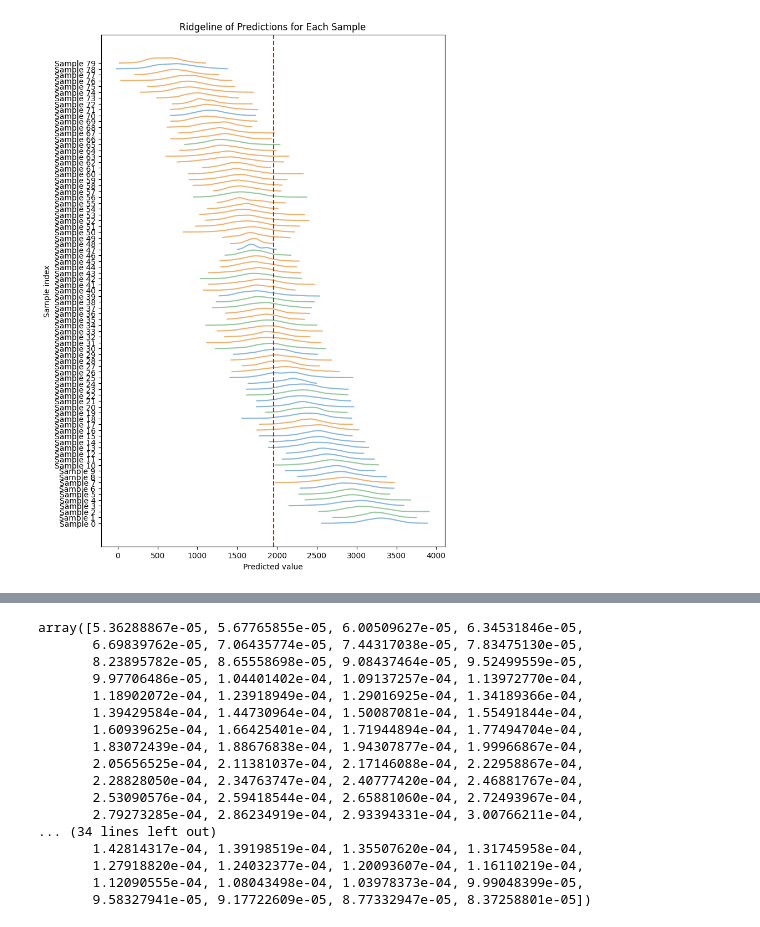
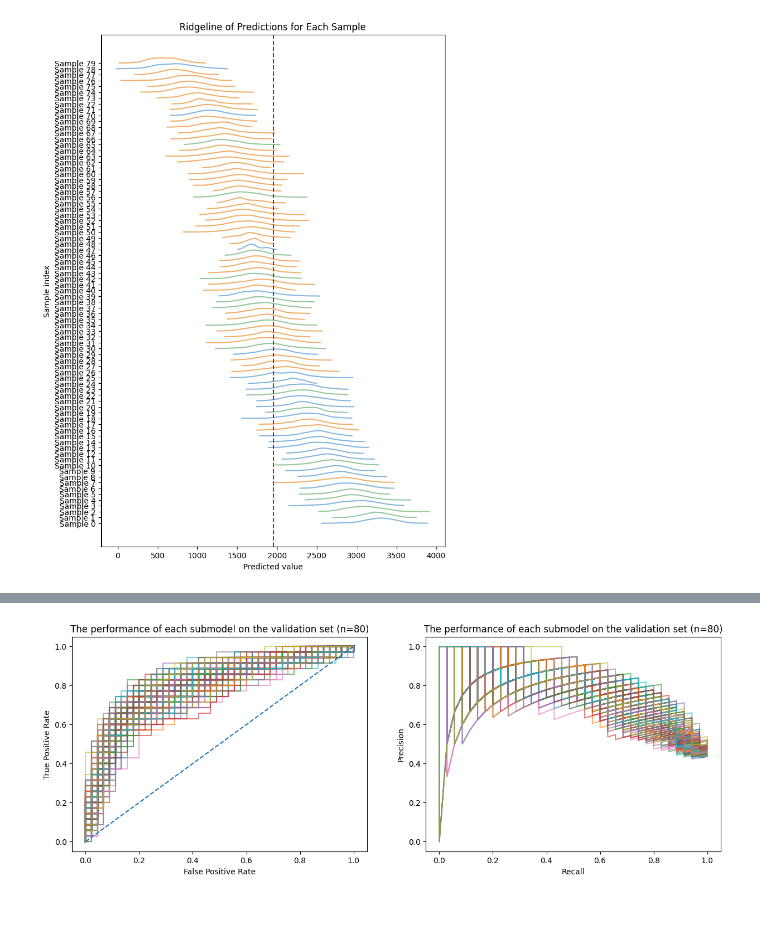
Before and after one commit to etabari/goya_paper, a Jupyter notebook: coo-modeling/03.01-ens-regression-gene_noAf.ipynb, the cells around one changed output, grey strips where cells are left out. Drawn from its saved outputs; the diff is of its cells as text; code cells hidden in the pictures.

```diff
--- a/coo-modeling/03.01-ens-regression-gene_noAf.ipynb
+++ b/coo-modeling/03.01-ens-regression-gene_noAf.ipynb
@@ -355,6 +417,9 @@ plt.axvline(1960, color="red", linestyle="--")
 # %%
+## Get the predictions of each sub-model
 all_preds = []
 for _, est in enumerate(ensemble_elasticnet.estimators_):
     # `est` will be the fitted Pipeline in this case
     preds = est.predict(X_val)
     all_preds.append(preds)
+
+all_preds = np.array(all_preds).T
@@ -411,21 +472,55 @@ plt.hist(sample_predictions)
-# %%
-x_range
-y_vals
-# %% [output]
-array([5.36288867e-05, 5.67765855e-05, 6.00509627e-05, 6.34531846e-05,
-       6.69839762e-05, 7.06435774e-05, 7.44317038e-05, 7.83475130e-05,
-       8.23895782e-05, 8.65558698e-05, 9.08437464e-05, 9.52499559e-05,
-       9.97706486e-05, 1.04401402e-04, 1.09137257e-04, 1.13972770e-04,
-       1.18902072e-04, 1.23918949e-04, 1.29016925e-04, 1.34189366e-04,
-       1.39429584e-04, 1.44730964e-04, 1.50087081e-04, 1.55491844e-04,
-       1.60939625e-04, 1.66425401e-04, 1.71944894e-04, 1.77494704e-04,
-       1.83072439e-04, 1.88676838e-04, 1.94307877e-04, 1.99966867e-04,
-       2.05656525e-04, 2.11381037e-04, 2.17146088e-04, 2.22958867e-04,
-       2.28828050e-04, 2.34763747e-04, 2.40777420e-04, 2.46881767e-04,
-       2.53090576e-04, 2.59418544e-04, 2.65881060e-04, 2.72493967e-04,
-       2.79273285e-04, 2.86234919e-04, 2.93394331e-04, 3.00766211e-04,
-... (34 lines left out)
-       1.42814317e-04, 1.39198519e-04, 1.35507620e-04, 1.31745958e-04,
-       1.27918820e-04, 1.24032377e-04, 1.20093607e-04, 1.16110219e-04,
-       1.12090555e-04, 1.08043498e-04, 1.03978373e-04, 9.99048399e-05,
-       9.58327941e-05, 9.17722609e-05, 8.77332947e-05, 8.37258801e-05])
+# %%
+fig1, ax = plt.subplots(1, 2, figsize=(15, 5))
+
+y_val_class = (y_val >= gcb_threshold).astype(int)
+
+
+roc_aucs = []
+pr_aucs = []
+f1s = []
+precisions = []
+recalls = []
+specificities = []
+
+for i in range(n_models):
+    y_pred_val_i = all_preds[:, i]
+
+    y_pred_val_class_i = (y_pred_val_i >= gcb_threshold).astype(int)
+
+    # Confusion matrix
+    cm = confusion_matrix(y_val_class, y_pred_val_class_i)
+    tn, fp, fn, tp = cm.ravel()
+    specificities.append(tn / (tn + fp))
+
+    precisions.append(precision_score(y_val_class, y_pred_val_class_i))
+    recalls.append(recall_score(y_val_class, y_pred_val_class_i))
+    f1s.append(f1_score(y_val_class, y_pred_val_class_i))
+
+    # ROC and AUC
+    # For ROC, we should use the raw prediction values (or probabilities in classification models).
+    # Here, using continuous predictions from ElasticNet:
+    fpr, tpr, _ = roc_curve(y_val_class, y_pred_val_i)
+    roc_aucs.append(auc(fpr, tpr))
+
+    # Precision-Recall curve
+    precision_vals, recall_vals, pr_thresholds = precision_recall_curve(
+        y_val_class, y_pred_val_i
+    )
+    pr_aucs.append(average_precision_score(y_val_class, y_pred_val_i))
+
+    # Plot 1: ROC
+    ax[0].plot(fpr, tpr, label=f"AUC = {roc_auc:.2f}", alpha=0.6)
+    # Plot 2: Precision-Recall
+    ax[1].plot(recall_vals, precision_vals, label=f"AP = {pr_auc:.2f}", alpha=0.6)
+
+ax[0].plot([0, 1], [0, 1], linestyle="--")
+ax[0].set_xlabel("False Positive Rate")
+ax[0].set_ylabel("True Positive Rate")
+ax[0].set_title("The performance of each submodel on the validation set (n=80)")
+ax[1].set_xlabel("Recall")
+ax[1].set_ylabel("Precision")
+ax[1].set_title("The performance of each submodel on the validation set (n=80)")
+
+plt.show()
+# %% [output]
+[figure, added]
```
Also changed, not shown: parts of 10 cells of this notebook, 2 other files.
